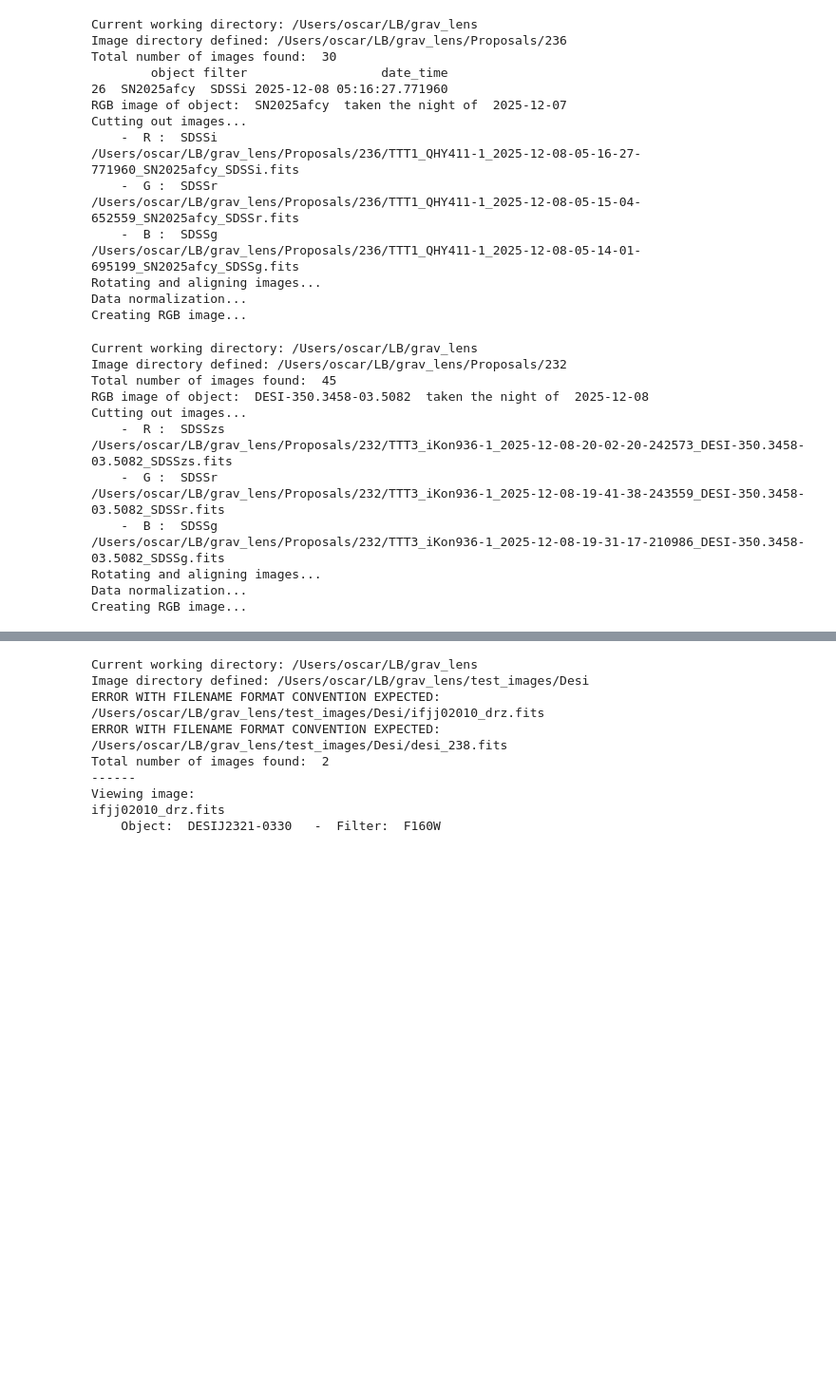
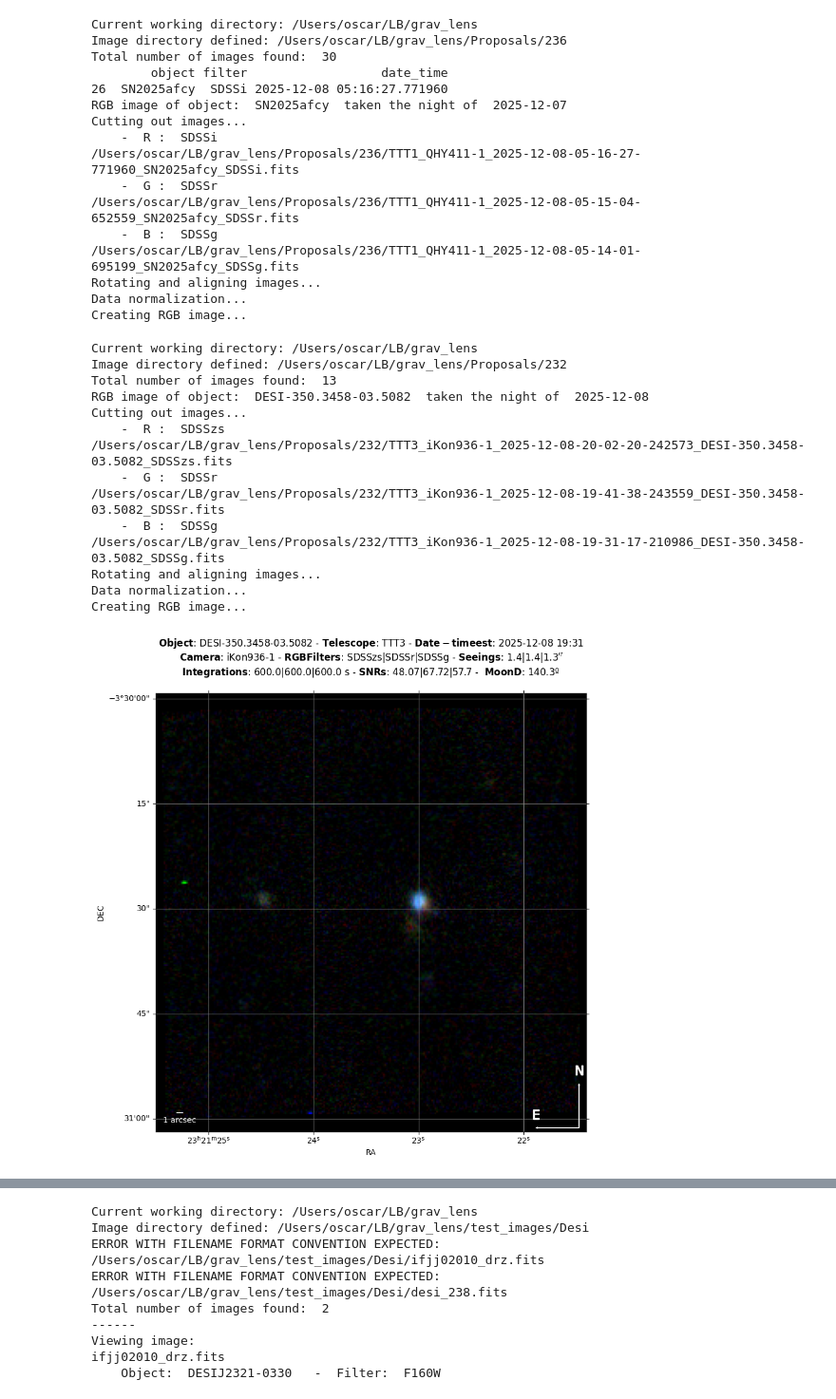
Before and after one commit to oscar-s-p/grav_lens, a Jupyter notebook: scripts/opening_images.ipynb, the cells around one changed output, grey strips where cells are left out. Shown at 95% size. Saved outputs shown, nothing was run; the diff lists cells and outputs as text; code cells hidden in the pictures; blank space fills up the shorter version.

```diff
--- a/scripts/opening_images.ipynb
+++ b/scripts/opening_images.ipynb
@@ -81,7 +90,9 @@ Creating RGB image...
 object = 'ZTF25abnjznp'
 object = 'DESI-350.3458-03.5082'
 
-iv = image_viewer_class.image_viewer('Proposals/232')
+iv = image_viewer_class.image_viewer('Proposals/232',
+                                     filters={'object':object}
+                                     )
 # print(iv.df_grav_lens)
 coords = (iv.df_grav_lens[iv.df_grav_lens['object'] == object]['ra'],
           iv.df_grav_lens[iv.df_grav_lens['object'] == object]['dec'])
@@ -105,31 +116,32 @@ coords = (iv.df_grav_lens[iv.df_grav_lens['object'] == object]['ra'],
 #                 })
 
 iv.view_RGB(object, date = '2025-12-08', filters = 'zrg',
             object_coordinates = coords,
             manipulation_kw={
                 'zoom' : '0 1 0 d'
             },
             plotting_kw={
             #         'add_circle' : {
             #                 'center': coords,
             #                 'size' : '0 0 10 d',
             #                 'color' : 'red'}
                         'scalebar_arcsec': 1
                             },
             RGB_kw = { 'stretch': 1,'Q': 1,'minimum': None },
             RGB_norm_kw = { 'vmax': None,'max_sky': 1.2})
 # %% [output]
 Current working directory: /Users/oscar/LB/grav_lens
 Image directory defined: /Users/oscar/LB/grav_lens/Proposals/232
-Total number of images found:  45
+Total number of images found:  13
 RGB image of object:  DESI-350.3458-03.5082  taken the night of  2025-12-08
 Cutting out images...
     -  R :  SDSSzs
 /Users/oscar/LB/grav_lens/Proposals/232/TTT3_iKon936-1_2025-12-08-20-02-20-242573_DESI-350.3458-03.5082_SDSSzs.fits
     -  G :  SDSSr
 /Users/oscar/LB/grav_lens/Proposals/232/TTT3_iKon936-1_2025-12-08-19-41-38-243559_DESI-350.3458-03.5082_SDSSr.fits
     -  B :  SDSSg
 /Users/oscar/LB/grav_lens/Proposals/232/TTT3_iKon936-1_2025-12-08-19-31-17-210986_DESI-350.3458-03.5082_SDSSg.fits
 Rotating and aligning images...
 Data normalization...
 Creating RGB image...
+[figure, added]
```
Also changed, not shown: parts of 5 cells of this notebook, 2 other files.
